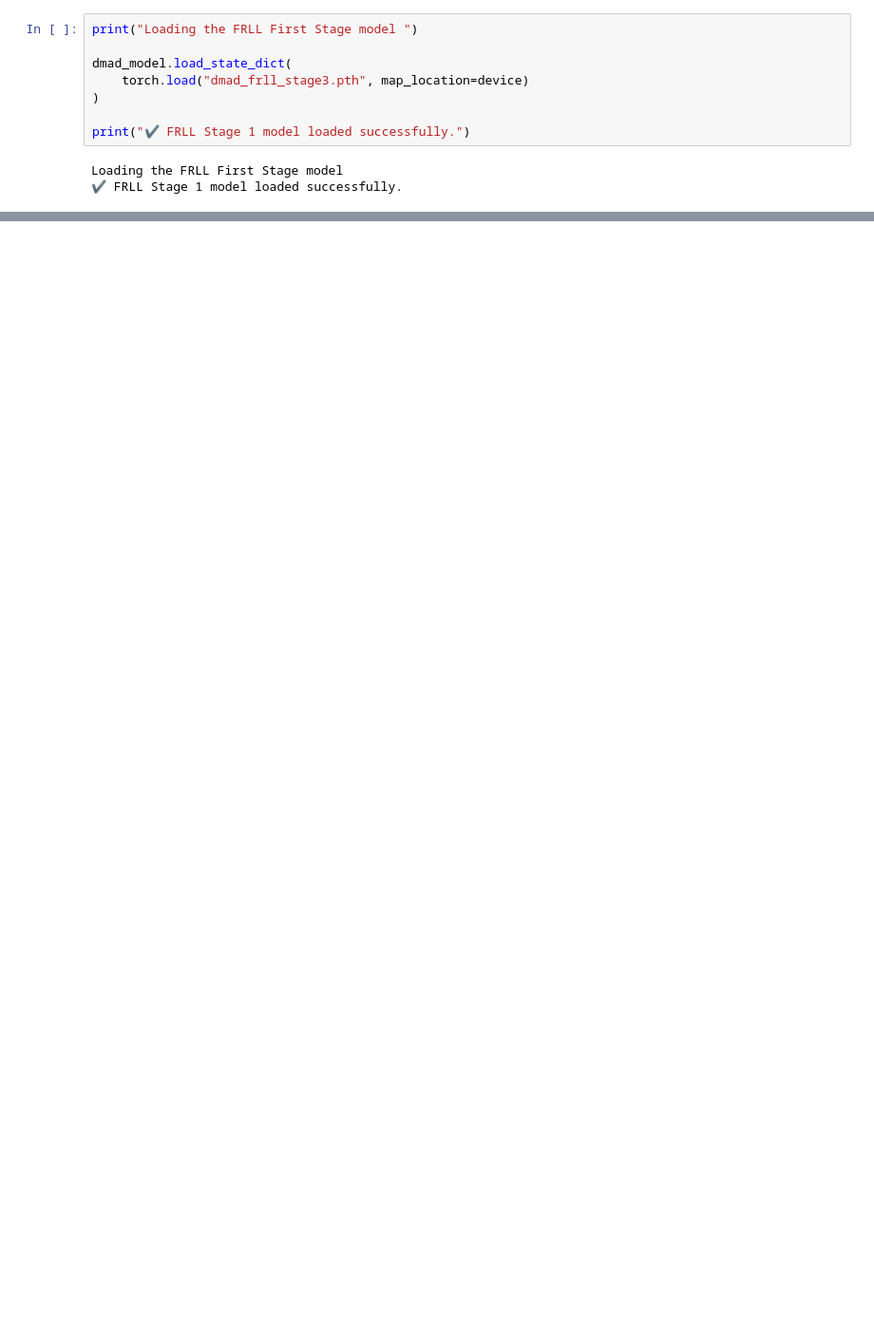
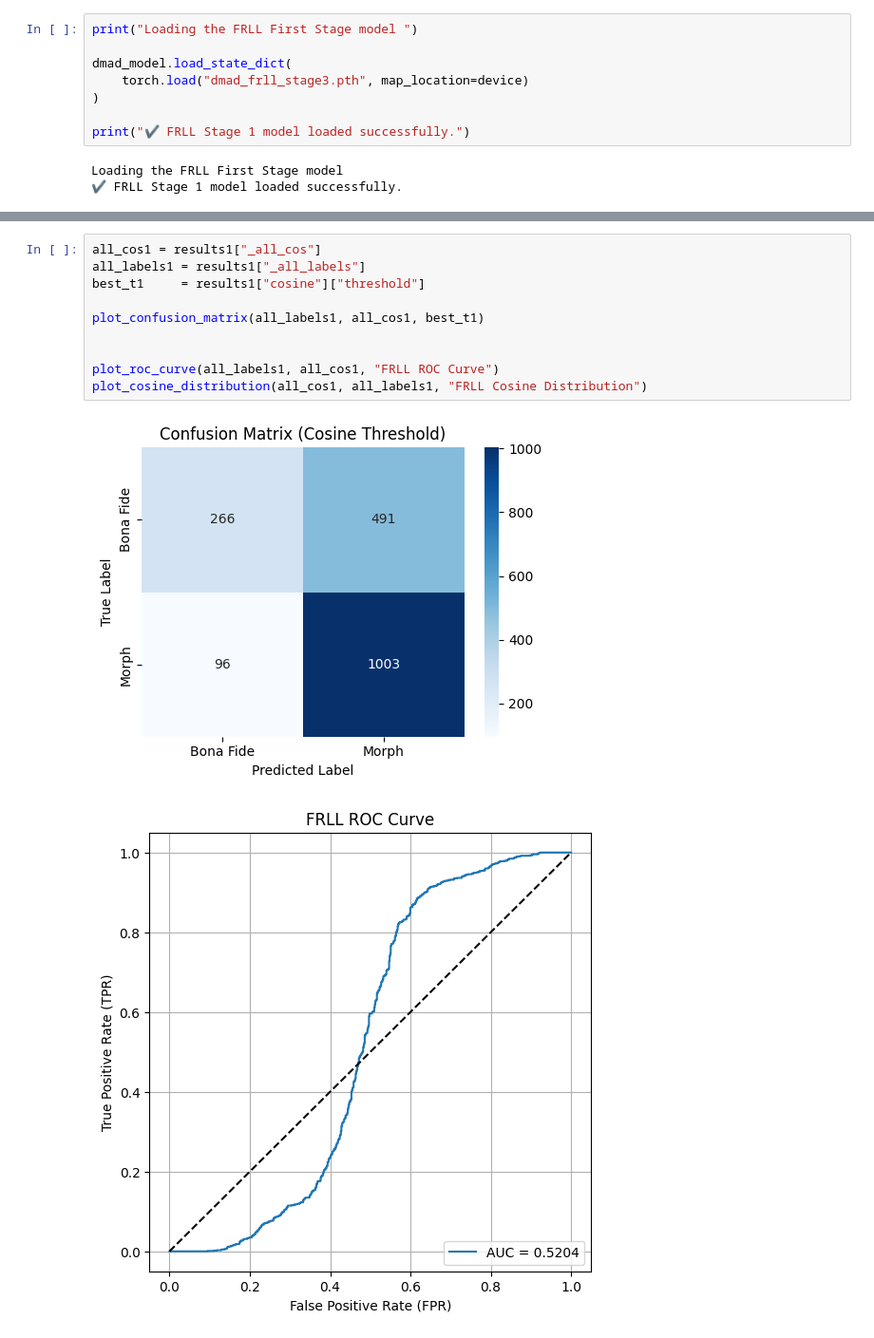
Before and after one commit to yicikek/FYP, a Jupyter notebook: D-MAD/d-madv1.ipynb, the cells around one changed output, grey strips where cells are left out. Shown at 95% size. Saved outputs shown, nothing was run; the diff lists cells and outputs as text; blank space fills up the shorter version.

```diff
--- a/D-MAD/d-madv1.ipynb
+++ b/D-MAD/d-madv1.ipynb
@@ -1484,0 +1515,13 @@ Avg Morph Cosine:       0.9445
+# %%
+all_cos1 = results1["_all_cos"]
+all_labels1 = results1["_all_labels"]
+best_t1     = results1["cosine"]["threshold"]
+
+plot_confusion_matrix(all_labels1, all_cos1, best_t1)
+
+
+plot_roc_curve(all_labels1, all_cos1, "FRLL ROC Curve")
+plot_cosine_distribution(all_cos1, all_labels1, "FRLL Cosine Distribution")
+# %% [output]
+[figure, added]
+[figure, added]
```
Also changed, not shown: parts of 17 cells of this notebook.
